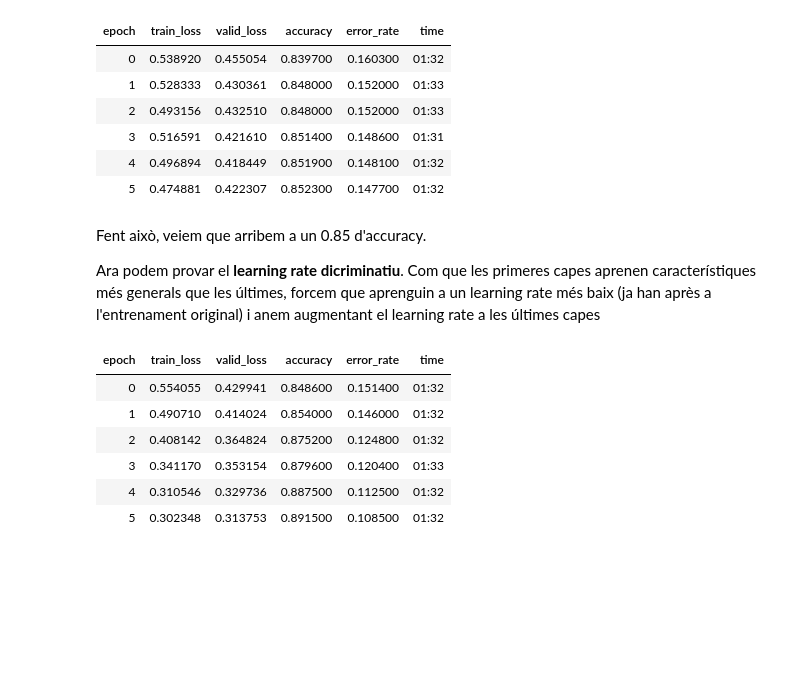
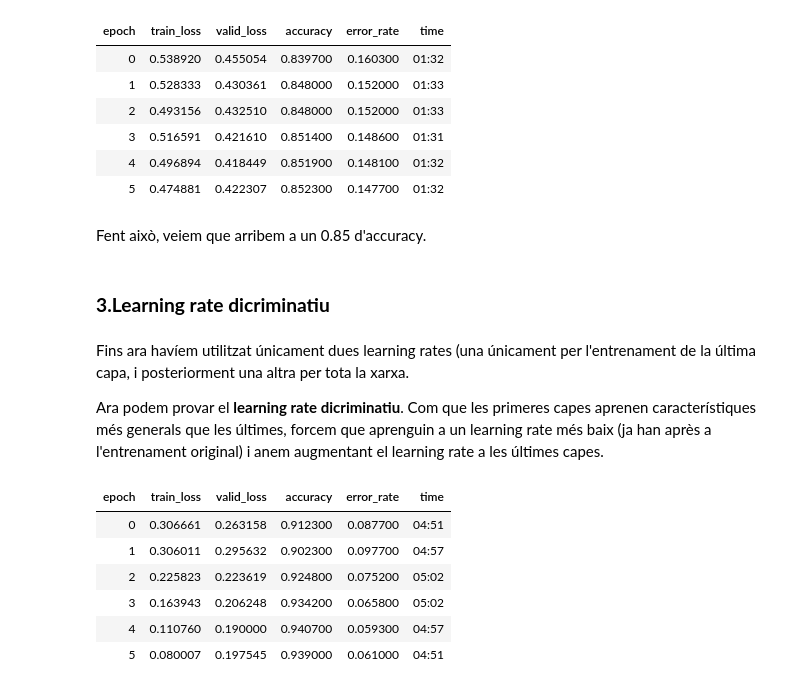
Before and after one commit to RecursiveMagus/ImageClassifier_MSC, a Jupyter notebook: manual_lr.ipynb, the cells around one changed output. Cells and saved outputs as stored; diff of their text form; code cells hidden in the pictures; blank space fills up the shorter version.

```diff
--- a/manual_lr.ipynb
+++ b/manual_lr.ipynb
@@ -109,20 +115,24 @@ learn.fit_one_cycle(6, lr_max=2.75e-6)
 | 3 | 0.516591 | 0.421610 | 0.851400 | 0.148600 | 01:31 |
 | 4 | 0.496894 | 0.418449 | 0.851900 | 0.148100 | 01:32 |
 | 5 | 0.474881 | 0.422307 | 0.852300 | 0.147700 | 01:32 |
+# %% [markdown]
+Fent això, veiem que arribem a un 0.85 d'accuracy.
+# %% [markdown]
+### **3.Learning rate dicriminatiu**
 # %% [markdown]
-Fent això, veiem que arribem a un 0.85 d'accuracy.
+Fins ara havíem utilitzat únicament dues learning rates (una únicament per l'entrenament de la última capa, i posteriorment una altra per tota la xarxa.
 
-Ara podem provar el **learning rate dicriminatiu**. Com que les primeres capes aprenen característiques més generals que les últimes, forcem que aprenguin a un learning rate més baix (ja han après a l'entrenament original) i anem augmentant el learning rate a les últimes capes
+Ara podem provar el **learning rate dicriminatiu**. Com que les primeres capes aprenen característiques més generals que les últimes, forcem que aprenguin a un learning rate més baix (ja han après a l'entrenament original) i anem augmentant el learning rate a les últimes capes.
 # %%
-learn = vision_learner(dls, resnet18, metrics=[accuracy, error_rate]).to_fp16()
+learn = vision_learner(dls, resnet152, metrics=[accuracy, error_rate]).to_fp16()
 learn.fit_one_cycle(3, 2e-3)
 learn.unfreeze()
 learn.fit_one_cycle(6, lr_max=slice(1e-6,1e-3))
 # %% [output]
 | epoch | train_loss | valid_loss | accuracy | error_rate | time |
-| 0 | 0.554055 | 0.429941 | 0.848600 | 0.151400 | 01:32 |
-| 1 | 0.490710 | 0.414024 | 0.854000 | 0.146000 | 01:32 |
-| 2 | 0.408142 | 0.364824 | 0.875200 | 0.124800 | 01:32 |
-| 3 | 0.341170 | 0.353154 | 0.879600 | 0.120400 | 01:33 |
-| 4 | 0.310546 | 0.329736 | 0.887500 | 0.112500 | 01:32 |
-| 5 | 0.302348 | 0.313753 | 0.891500 | 0.108500 | 01:32 |
+| 0 | 0.306661 | 0.263158 | 0.912300 | 0.087700 | 04:51 |
+| 1 | 0.306011 | 0.295632 | 0.902300 | 0.097700 | 04:57 |
+| 2 | 0.225823 | 0.223619 | 0.924800 | 0.075200 | 05:02 |
+| 3 | 0.163943 | 0.206248 | 0.934200 | 0.065800 | 05:02 |
+| 4 | 0.110760 | 0.190000 | 0.940700 | 0.059300 | 04:57 |
+| 5 | 0.080007 | 0.197545 | 0.939000 | 0.061000 | 04:51 |
```
Also changed, not shown: parts of 10 cells of this notebook, 2 other files.
